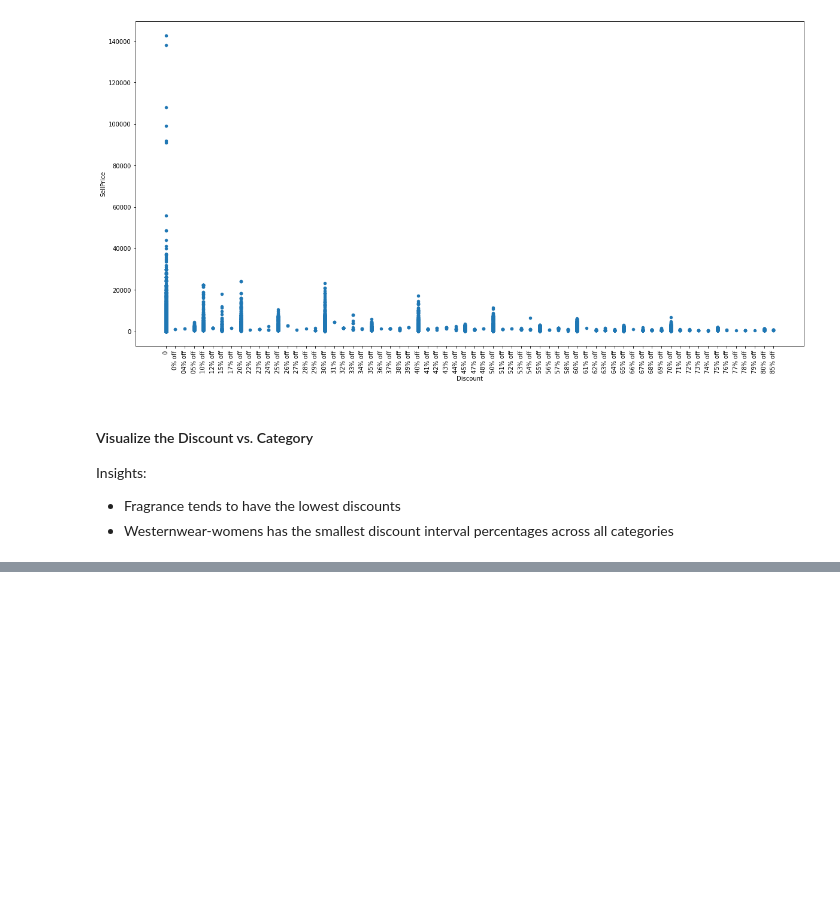
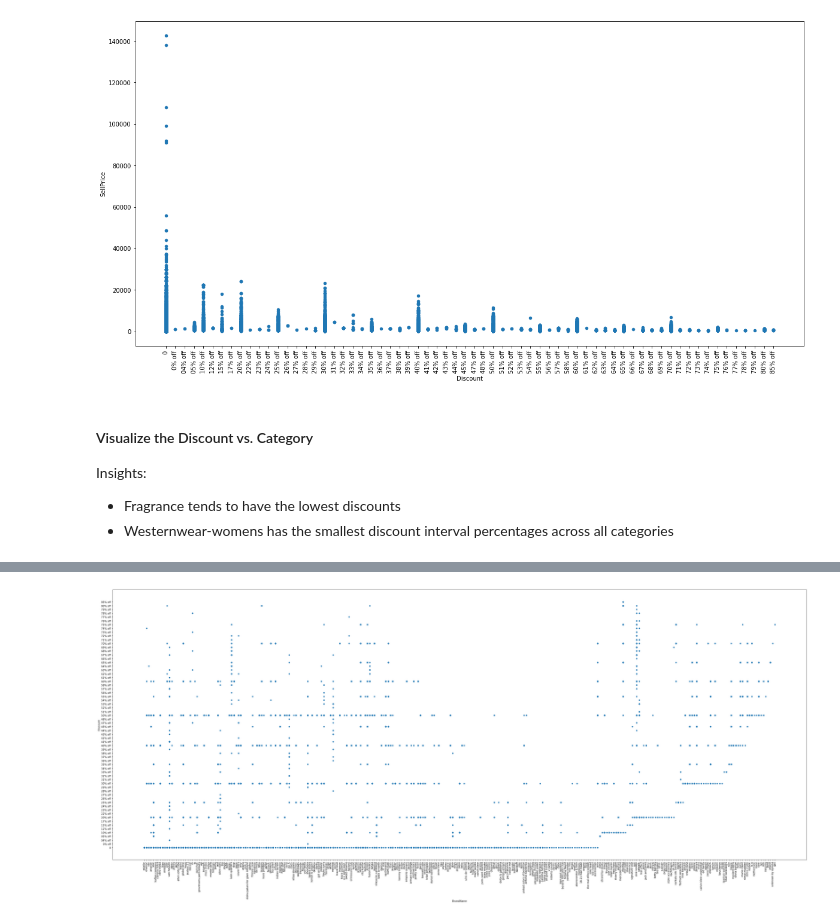
Before and after one commit to wbb-67/Fashion-Ecommerce-Data-Visualization, a Jupyter notebook: Fashion Ecommerce Data Visualizations.ipynb, the cells around one changed output, grey strips where cells are left out. Drawn from its saved outputs; the diff is of its cells as text; code cells hidden in the pictures; blank space fills up the shorter version.

```diff
--- a/Fashion Ecommerce Data Visualizations.ipynb
+++ b/Fashion Ecommerce Data Visualizations.ipynb
@@ -112,0 +133,4 @@ plot_cat = df.plot.scatter(x='Category', y='Discount', figsize=(20, 15), rot=90)
+# %%
+plot_brand = df.plot.scatter(x='BrandName', y='Discount', figsize=(50, 20), rot=90)
+# %% [output]
+[figure, added]
```
Also changed, not shown: parts of 4 cells of this notebook.
